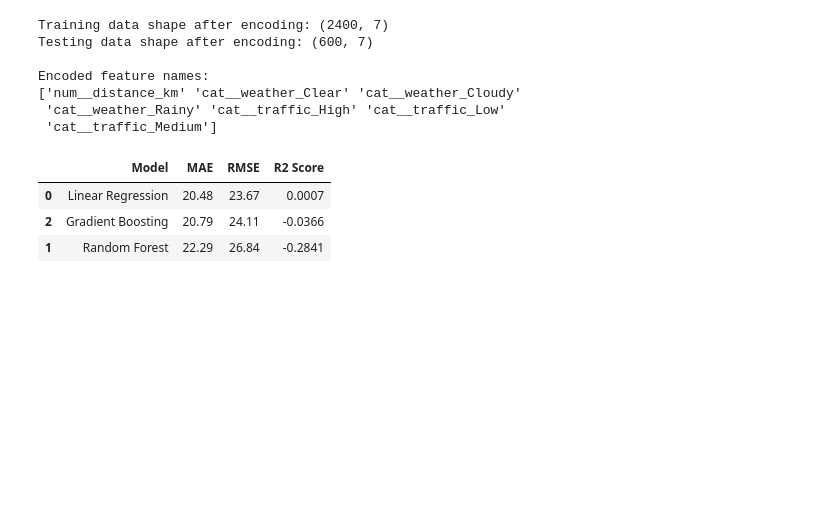
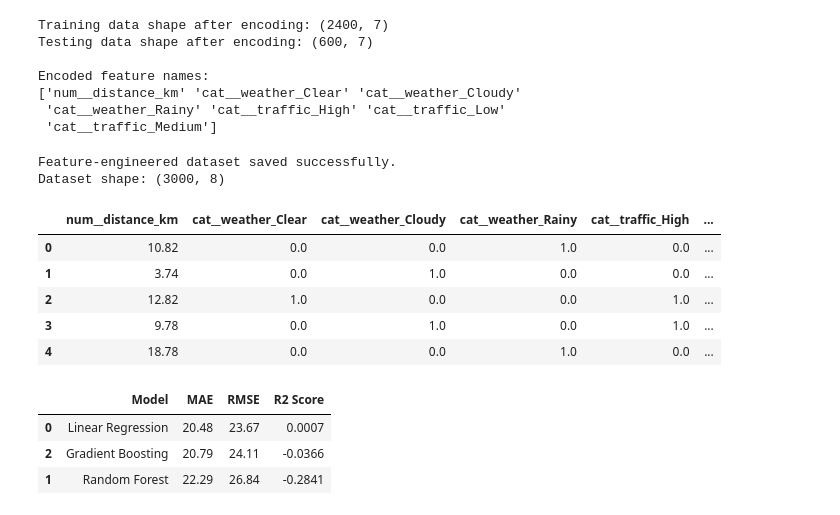
Before and after one commit to nehaeshwari-tech/Uber_Eats_Operational_Intelligence, a Jupyter notebook: notebooks/day4_delivery_time_prediction.ipynb, the cells around one changed output. Saved outputs shown, nothing was run; the diff lists cells and outputs as text; code cells hidden in the pictures; blank space fills up the shorter version.

Commit message:
Complete Day 4 delivery time prediction and model evaluation

```diff
--- a/notebooks/day4_delivery_time_prediction.ipynb
+++ b/notebooks/day4_delivery_time_prediction.ipynb
@@ -171,6 +171,48 @@ Encoded feature names:
 ['num__distance_km' 'cat__weather_Clear' 'cat__weather_Cloudy'
  'cat__weather_Rainy' 'cat__traffic_High' 'cat__traffic_Low'
  'cat__traffic_Medium']
+# %%
+import os
+import pandas as pd
+
+os.makedirs("../outputs", exist_ok=True)
+
+processed_data = preprocessor.transform(X)
+
+if hasattr(processed_data, "toarray"):
+    processed_data = processed_data.toarray()
+
+feature_names = preprocessor.get_feature_names_out()
+
+feature_engineered_df = pd.DataFrame(
+    processed_data,
+    columns=feature_names,
+    index=deliveries.index
+)
+
+# Add the target variable
+feature_engineered_df["delivery_time_minutes"] = (
+    deliveries["delivery_time_minutes"]
+)
+
+feature_engineered_df.to_csv(
+    "../outputs/day4_feature_engineered_dataset.csv",
+    index=False
+)
+
+print("Feature-engineered dataset saved successfully.")
+print("Dataset shape:", feature_engineered_df.shape)
+
+display(feature_engineered_df.head())
+# %% [output]
+Feature-engineered dataset saved successfully.
+Dataset shape: (3000, 8)
+|  | num__distance_km | cat__weather_Clear | cat__weather_Cloudy | cat__weather_Rainy | cat__traffic_High | ... |
+| 0 | 10.82 | 0.0 | 0.0 | 1.0 | 0.0 | ... |
+| 1 | 3.74 | 0.0 | 1.0 | 0.0 | 0.0 | ... |
+| 2 | 12.82 | 1.0 | 0.0 | 0.0 | 1.0 | ... |
+| 3 | 9.78 | 0.0 | 1.0 | 0.0 | 1.0 | ... |
+| 4 | 18.78 | 0.0 | 0.0 | 1.0 | 0.0 | ... |
 # %%
 from sklearn.linear_model import LinearRegression
 from sklearn.ensemble import RandomForestRegressor, GradientBoostingRegressor
```
Also changed, not shown: parts of 1 cell of this notebook.
